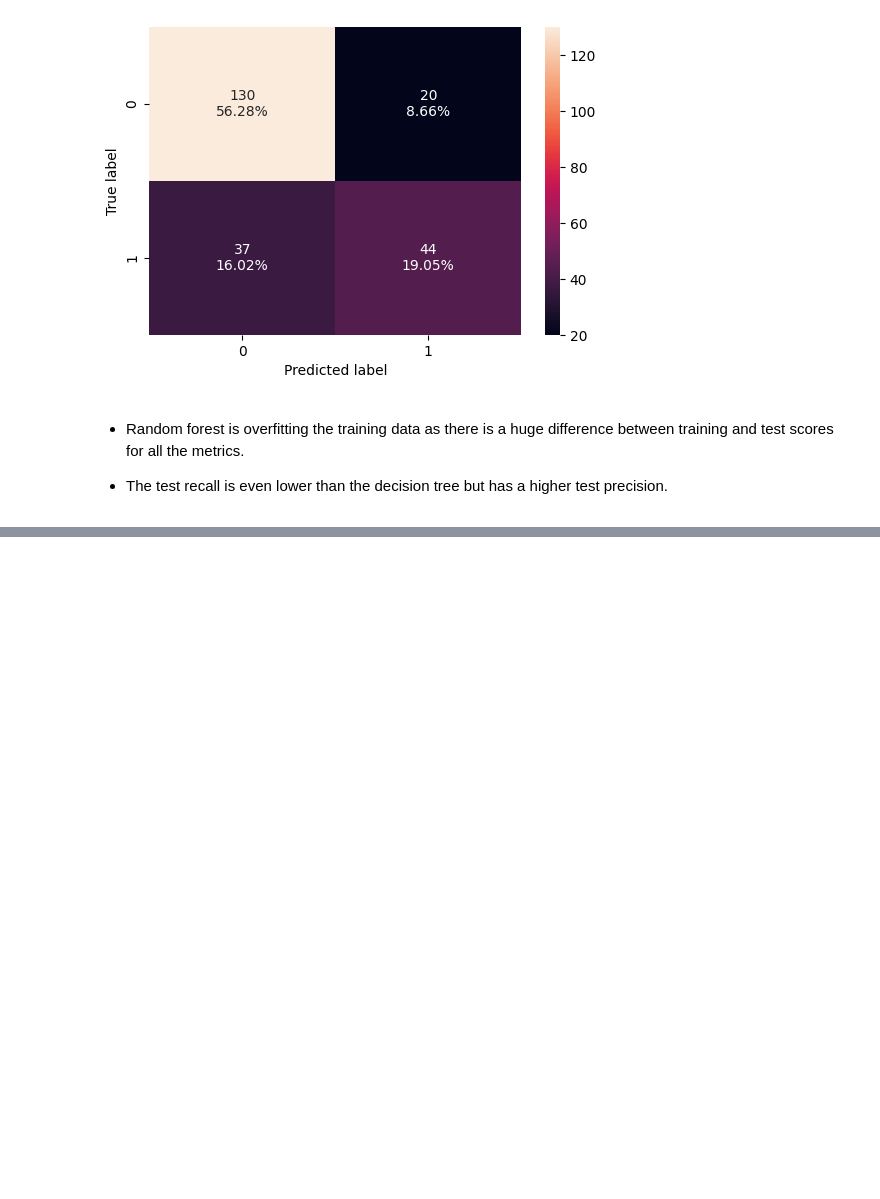
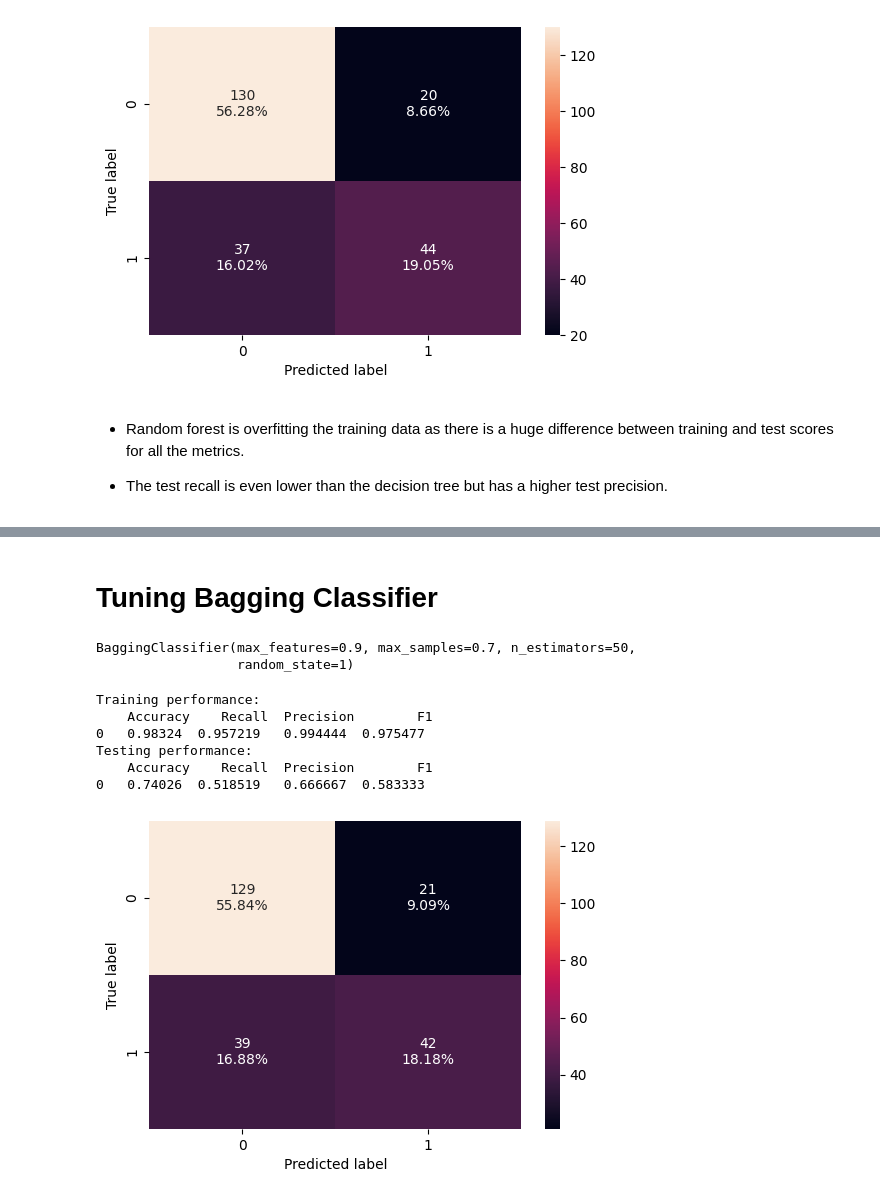
Before and after one commit to HunterKane/University-of-Texas-AI-ML-Projects-, a Jupyter notebook: Project 6 - Diabetes Risk Prediction/Diabetes Risk Prediction.ipynb, the cells around one changed output, grey strips where cells are left out. Cells and saved outputs as stored; diff of their text form; code cells hidden in the pictures; blank space fills up the shorter version.

```diff
--- a/Project 6 - Diabetes Risk Prediction/Diabetes Risk Prediction.ipynb
+++ b/Project 6 - Diabetes Risk Prediction/Diabetes Risk Prediction.ipynb
@@ -687,0 +814,44 @@ Testing performance:
+# %% [markdown]
+# Tuning Bagging Classifier
+# %%
+# Choose the type of classifier.
+bagging_estimator_tuned = BaggingClassifier(random_state=1)
+
+# Grid of parameters to choose from
+parameters = {'max_samples': [0.7,0.8,0.9,1],
+              'max_features': [0.7,0.8,0.9,1],
+              'n_estimators' : [10,20,30,40,50],
+             }
+
+# Type of scoring used to compare parameter combinations
+acc_scorer = metrics.make_scorer(metrics.recall_score)
+
+# Run the grid search
+grid_obj = GridSearchCV(bagging_estimator_tuned, parameters, scoring=acc_scorer,cv=5)
+grid_obj = grid_obj.fit(X_train, y_train)
+
+# Set the clf to the best combination of parameters
+bagging_estimator_tuned = grid_obj.best_estimator_
+
+# Fit the best algorithm to the data.
+bagging_estimator_tuned.fit(X_train, y_train)
+# %% [output]
+BaggingClassifier(max_features=0.9, max_samples=0.7, n_estimators=50,
+                  random_state=1)
+# %%
+#Calculating different metrics
+bagging_estimator_tuned_model_train_perf=model_performance_classification_sklearn(bagging_estimator_tuned,X_train,y_train)
+print("Training performance:\n",bagging_estimator_tuned_model_train_perf)
+bagging_estimator_tuned_model_test_perf=model_performance_classification_sklearn(bagging_estimator_tuned,X_test,y_test)
+print("Testing performance:\n",bagging_estimator_tuned_model_test_perf)
+
+#Creating confusion matrix
+confusion_matrix_sklearn(bagging_estimator_tuned, X_test, y_test)
+# %% [output]
+Training performance:
+    Accuracy    Recall  Precision        F1
+0   0.98324  0.957219   0.994444  0.975477
+Testing performance:
+    Accuracy    Recall  Precision        F1
+0   0.74026  0.518519   0.666667  0.583333
+[figure, added]
```
Also changed, not shown: parts of 23 cells of this notebook.
